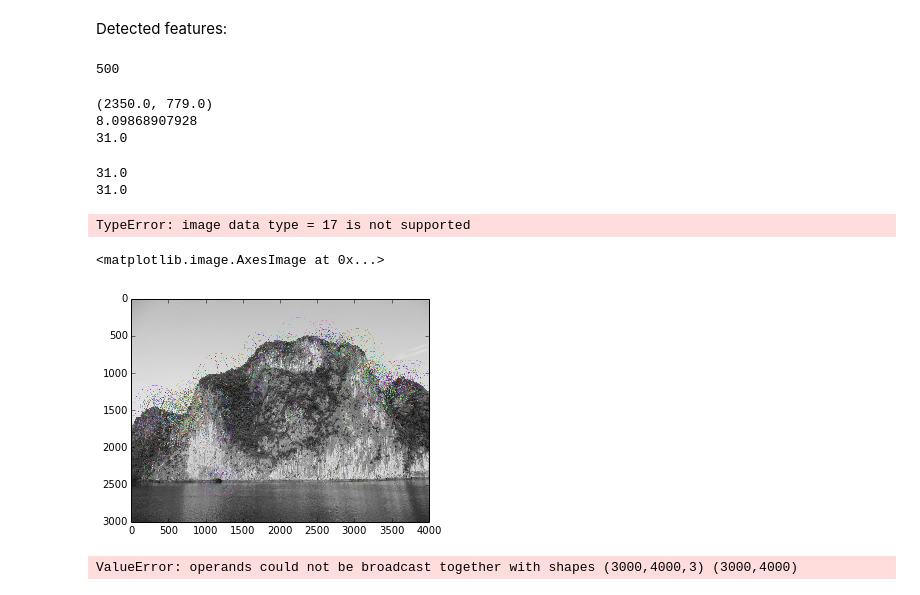
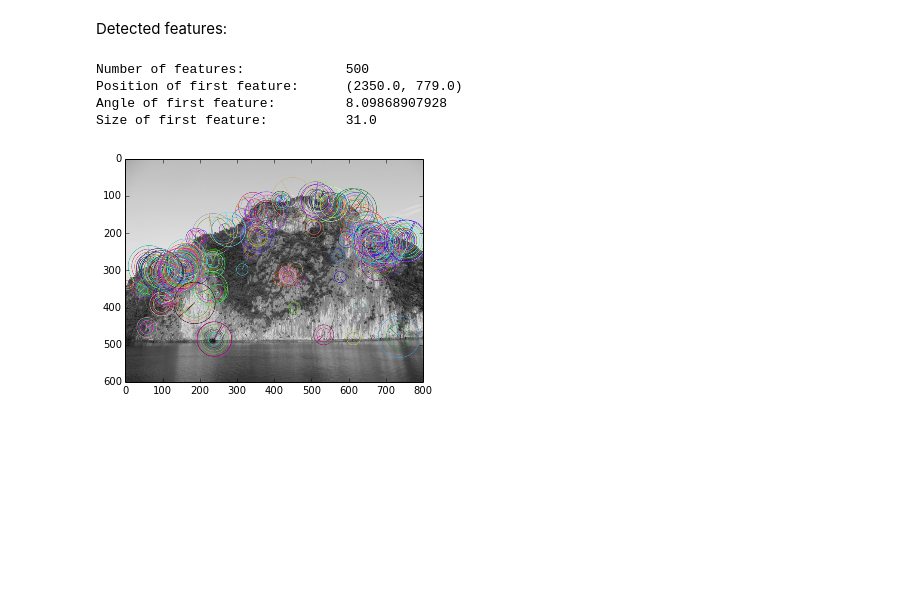
Before and after one commit to Torgee/slamming, a Jupyter notebook: ipynbs/HaLongBay.ipynb, the cells around one changed output. Cells and saved outputs as stored; diff of their text form; code cells hidden in the pictures; blank space fills up the shorter version.

Commit message:
finished first pass of displaying ORB-features

```diff
--- a/ipynbs/HaLongBay.ipynb
+++ b/ipynbs/HaLongBay.ipynb
@@ -69,56 +69,43 @@ orb = cv2.ORB()
 keypoints_list = [ orb.detect(gray,None) for gray in imgs_gray ]
 # %% [markdown]
 Detected features:
-# %%
-print len(keypoints_list[0])
-# %% [output]
-500
 # %%
-print keypoints_list[0][0].pt
-print keypoints_list[0][0].angle
-print keypoints_list[0][0].size
+print 'Number of features:\t\t', len(keypoints_list[0])
+print 'Position of first feature:\t', keypoints_list[0][0].pt
+print 'Angle of first feature:\t\t', keypoints_list[0][0].angle
+print 'Size of first feature:\t\t', keypoints_list[0][0].size
 # %% [output]
-(2350.0, 779.0)
-8.09868907928
-31.0
+Number of features:             500
+Position of first feature:      (2350.0, 779.0)
+Angle of first feature:         8.09868907928
+Size of first feature:          31.0
 # %%
-## make keypoints bigger to be able to see them on high the res image
-##augmented_keypoints = keypoints_list[0]
-augmented_keypoints = [ cv2.KeyPoint(kp.pt[0],kp.pt[1],kp.size) for kp in keypoints_list[0] ]
+## make keypoints bigger to be able to see them on the high res image
 #scale = 5.
-#scale img instead, cause line thickness cannot be changed in OpenCV (sigh)
+
+# scale img instead, cause line thickness cannot be changed in OpenCV (sigh)
 img_scale = 0.2
-for keypoint in augmented_keypoints:
+
+keypoints_scaled = [ cv2.KeyPoint(kp.pt[0],kp.pt[1],kp.size,kp.angle) for kp in keypoints_list[0] ]
+for keypoint in keypoints_scaled:
     #keypoint.size *= scale
     keypoint.pt = tuple(img_scale * coord for coord in keypoint.pt)
-tmp_img = Image.fromarray(imgs_gray[0])
+
+tmp_img = Image.fromarray(np.array(imgs_gray[0]))
 scaled_size = tuple( s * img_scale for s in tmp_img.size)
-img_scaled = np.array(tmp_img.thumbnail(scaled_size,Image.ANTIALIAS))
+
+tmp_img.thumbnail(scaled_size,Image.ANTIALIAS)
+img_scaled = np.asarray(tmp_img)
-# %%
-print augmented_keypoints[0].size
-print keypoints_list[0][0].size
-# %% [output]
-31.0
-31.0
 # %%
 #img = imgs_gray[0]
 #kps = keypoints_list[0]
 img = img_scaled
-kps = augmented_keypoints
+kps = keypoints_scaled
 #img_keypoints = cv2.drawKeypoints(img,kps)
 img_keypoints = cv2.drawKeypoints(img,kps,flags = 4)
-#plt.imshow(img_keypoints[2200:2500,600:900,:]);
 #plt.imshow(img_keypoints[750:800,2300:2400,:]);
-plt.imshow(img_keypoints[400:1200,1800:2400,:]);
-#plt.imshow(img_keypoints);
+#plt.imshow(img_keypoints[400:1200,1800:2400,:]);
+#plt.figure(num=1,figsize=(12,14))
+plt.imshow(img_keypoints);
 # %% [output]
-TypeError: image data type = 17 is not supported
+[figure, added]
-# %%
-plt.imshow(img_keypoints)
-# %% [output]
-<matplotlib.image.AxesImage at 0x...>
-[figure, removed]
-# %%
-plt.imshow(img_keypoints - imgs_gray[0])
-# %% [output]
-ValueError: operands could not be broadcast together with shapes (3000,4000,3) (3000,4000)
```
